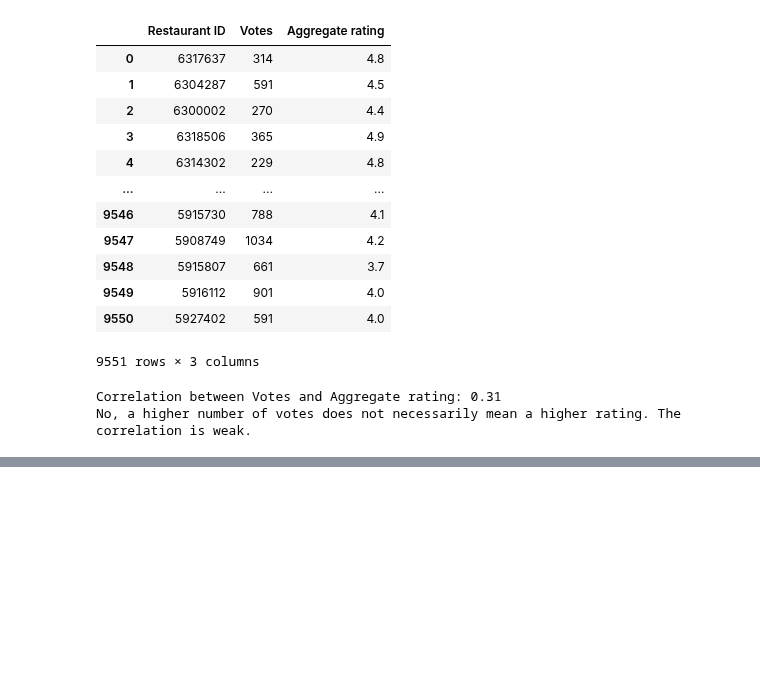
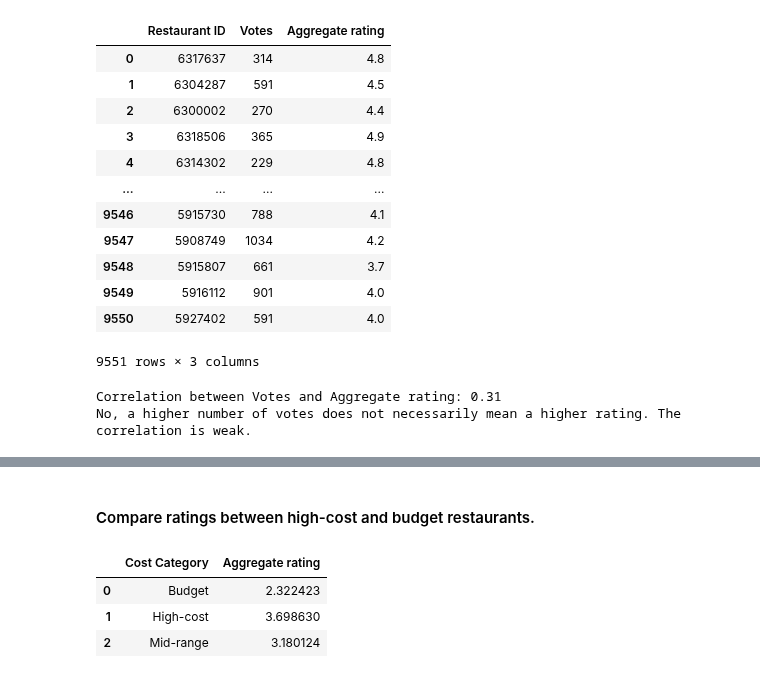
Before and after one commit to Himmu5/data-analysis, a Jupyter notebook: notebooks/zomato_analysis.ipynb, the cells around one changed output, grey strips where cells are left out. Saved outputs shown, nothing was run; the diff lists cells and outputs as text; code cells hidden in the pictures; blank space fills up the shorter version.

```diff
--- a/notebooks/zomato_analysis.ipynb
+++ b/notebooks/zomato_analysis.ipynb
@@ -179,0 +207,23 @@ No, a higher number of votes does not necessarily mean a higher rating. The corr
+# %% [markdown]
+#### Compare ratings between high-cost and budget restaurants.
+# %%
+# Create cost categories
+def cost_category(x):
+    if x <= 500:
+        return "Budget"
+    elif x <= 1500:
+        return "Mid-range"
+    else:
+        return "High-cost"
+
+zomato_data["Cost Category"] = zomato_data["Average Cost for two"].apply(cost_category)
+
+# Group and compare average ratings
+cost_rating_comparison = zomato_data.groupby("Cost Category")["Aggregate rating"].mean().reset_index()
+
+cost_rating_comparison
+# %% [output]
+|  | Cost Category | Aggregate rating |
+| 0 | Budget | 2.322423 |
+| 1 | High-cost | 3.698630 |
+| 2 | Mid-range | 3.180124 |
```
Also changed, not shown: parts of 6 cells of this notebook.
